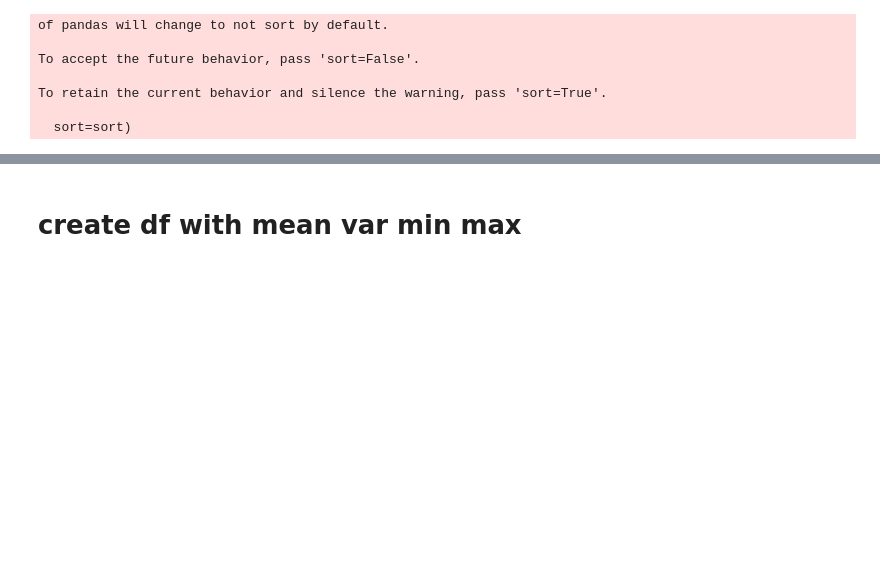
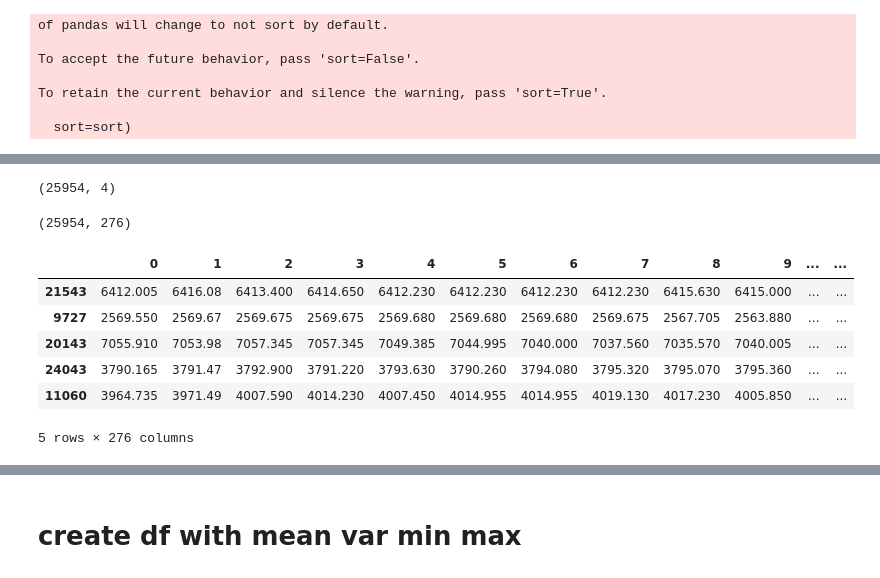
Before and after one commit to Nexil221/BSc-project, a Jupyter notebook: rf1.ipynb, the cells around one changed output, grey strips where cells are left out. Drawn from its saved outputs; the diff is of its cells as text; code cells hidden in the pictures; blank space fills up the shorter version.

```diff
--- a/rf1.ipynb
+++ b/rf1.ipynb
@@ -210,8 +206,18 @@ df_btc_model['Date'] = pd.to_numeric(df_btc_model['Date'])
 # %%
 df_btc_model.to_pickle("./df_btc_model.pkl")
+# %%
+df_btc_model = pd.read_pickle("./df_btc_model.pkl")
 # %%
 df = df_btc_model.iloc[:,:-4]
 y = df_btc_model.iloc[:,-4:]
+# %%
+y.shape
+# %% [output]
+(25954, 4)
+# %%
+df.shape
+# %% [output]
+(25954, 276)
 # %%
 def rmse(x,y): return np.sqrt(((x-y)**2).mean())
 
@@ -221,6 +227,16 @@ def print_score(m):
     if hasattr(m, 'oob_score_'): res.append(m.oob_score_)
     print(res)
 # %%
-X_train, X_test, y_train, y_test = train_test_split(df, y, test_size=0.20)
+X_train, X_test, y_train, y_test = train_test_split(df, y, test_size=0.15)
+# %%
+X_test.head()
+# %% [output]
+|  | 0 | 1 | 2 | 3 | 4 | 5 | 6 | 7 | 8 | 9 | ... | ... |
+| 21543 | 6412.005 | 6416.08 | 6413.400 | 6414.650 | 6412.230 | 6412.230 | 6412.230 | 6412.230 | 6415.630 | 6415.000 | ... | ... |
+| 9727 | 2569.550 | 2569.67 | 2569.675 | 2569.675 | 2569.680 | 2569.680 | 2569.680 | 2569.675 | 2567.705 | 2563.880 | ... | ... |
+| 20143 | 7055.910 | 7053.98 | 7057.345 | 7057.345 | 7049.385 | 7044.995 | 7040.000 | 7037.560 | 7035.570 | 7040.005 | ... | ... |
+| 24043 | 3790.165 | 3791.47 | 3792.900 | 3791.220 | 3793.630 | 3790.260 | 3794.080 | 3795.320 | 3795.070 | 3795.360 | ... | ... |
+| 11060 | 3964.735 | 3971.49 | 4007.590 | 4014.230 | 4007.450 | 4014.955 | 4014.955 | 4019.130 | 4017.230 | 4005.850 | ... | ... |
+5 rows × 276 columns
 # %%
 m = RandomForestRegressor(n_jobs=-1) #njobs=-1 take all cores form your processor
```
Also changed, not shown: parts of 11 cells of this notebook, 6 other files.
